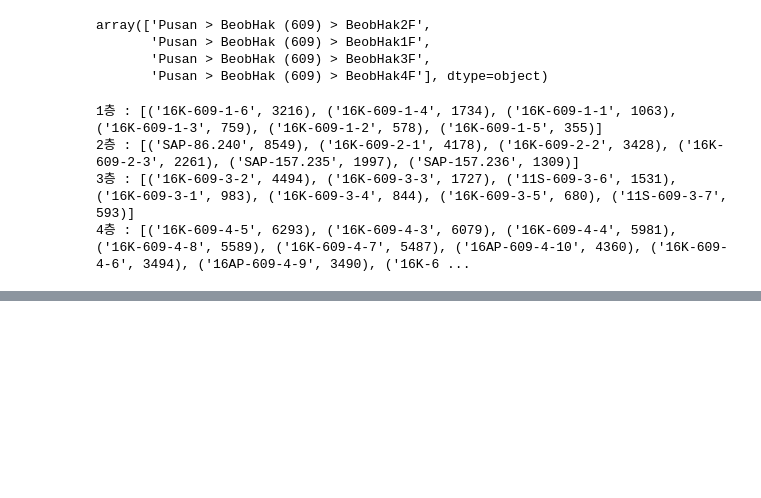
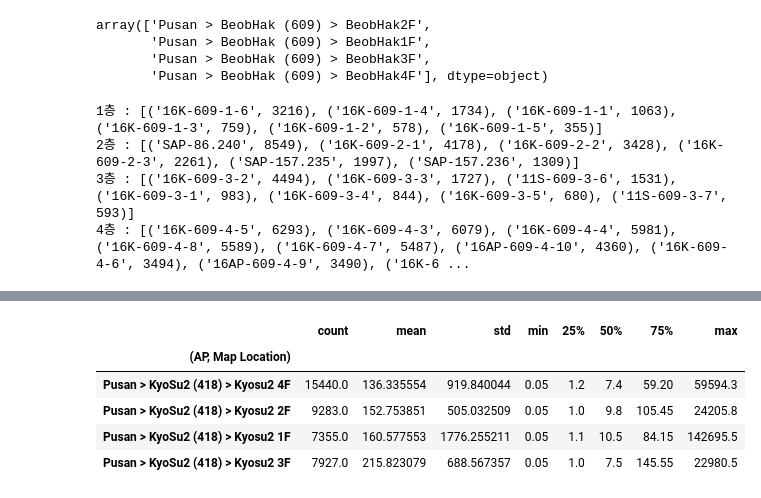
Before and after one commit to leeEunJooo/NetworkAssociation, a Jupyter notebook: 건물구분기준1.ipynb, the cells around one changed output, grey strips where cells are left out. Saved outputs shown, nothing was run; the diff lists cells and outputs as text; code cells hidden in the pictures; blank space fills up the shorter version.

```diff
--- a/건물구분기준1.ipynb
+++ b/건물구분기준1.ipynb
@@ -412,0 +444,9 @@ for i in range(0,4):
+# %%
+select_floor(418)
+# %% [output]
+|  | count | mean | std | min | 25% | 50% | 75% | max |
+| (AP, Map Location) |  |  |  |  |  |  |  |  |
+| Pusan > KyoSu2 (418) > Kyosu2 4F | 15440.0 | 136.335554 | 919.840044 | 0.05 | 1.2 | 7.4 | 59.20 | 59594.3 |
+| Pusan > KyoSu2 (418) > Kyosu2 2F | 9283.0 | 152.753851 | 505.032509 | 0.05 | 1.0 | 9.8 | 105.45 | 24205.8 |
+| Pusan > KyoSu2 (418) > Kyosu2 1F | 7355.0 | 160.577553 | 1776.255211 | 0.05 | 1.1 | 10.5 | 84.15 | 142695.5 |
+| Pusan > KyoSu2 (418) > Kyosu2 3F | 7927.0 | 215.823079 | 688.567357 | 0.05 | 1.0 | 7.5 | 145.55 | 22980.5 |
```
Also changed, not shown: parts of 10 cells of this notebook.
